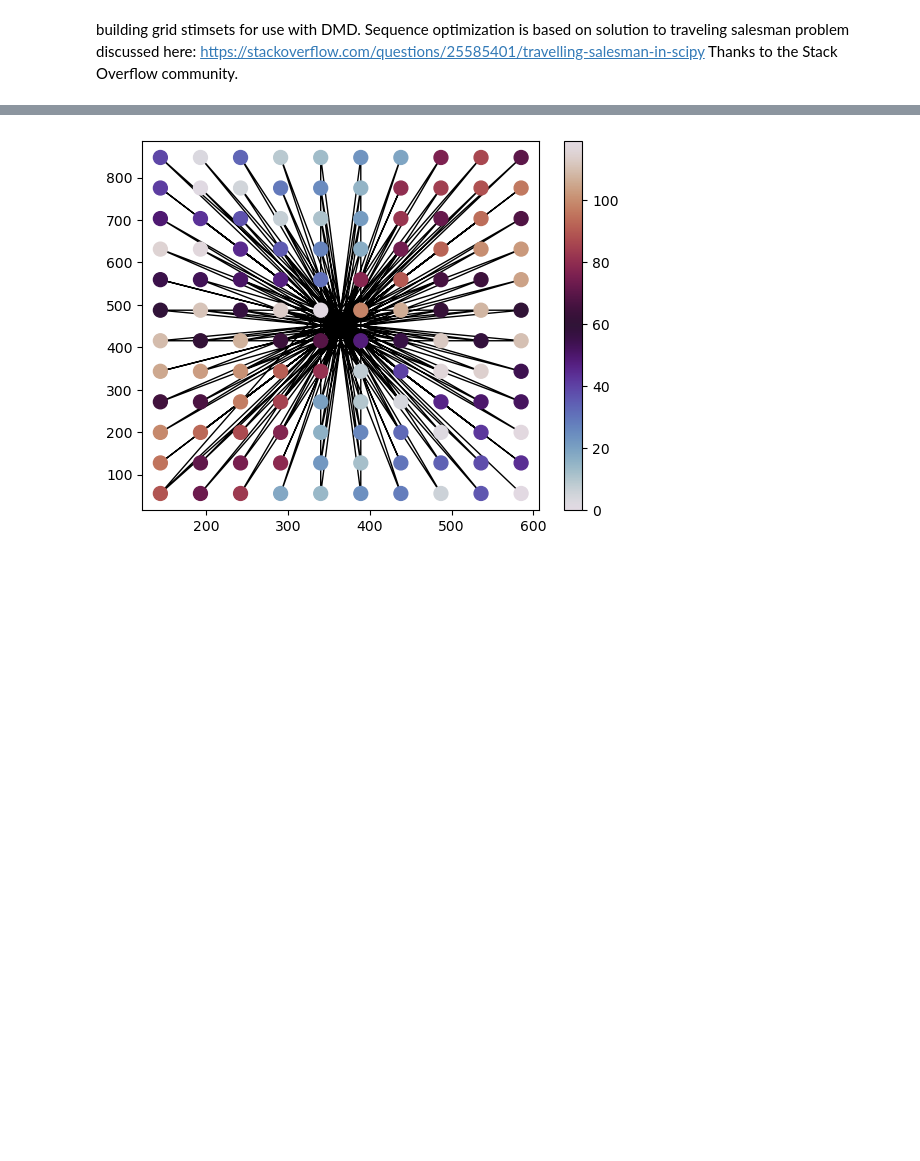
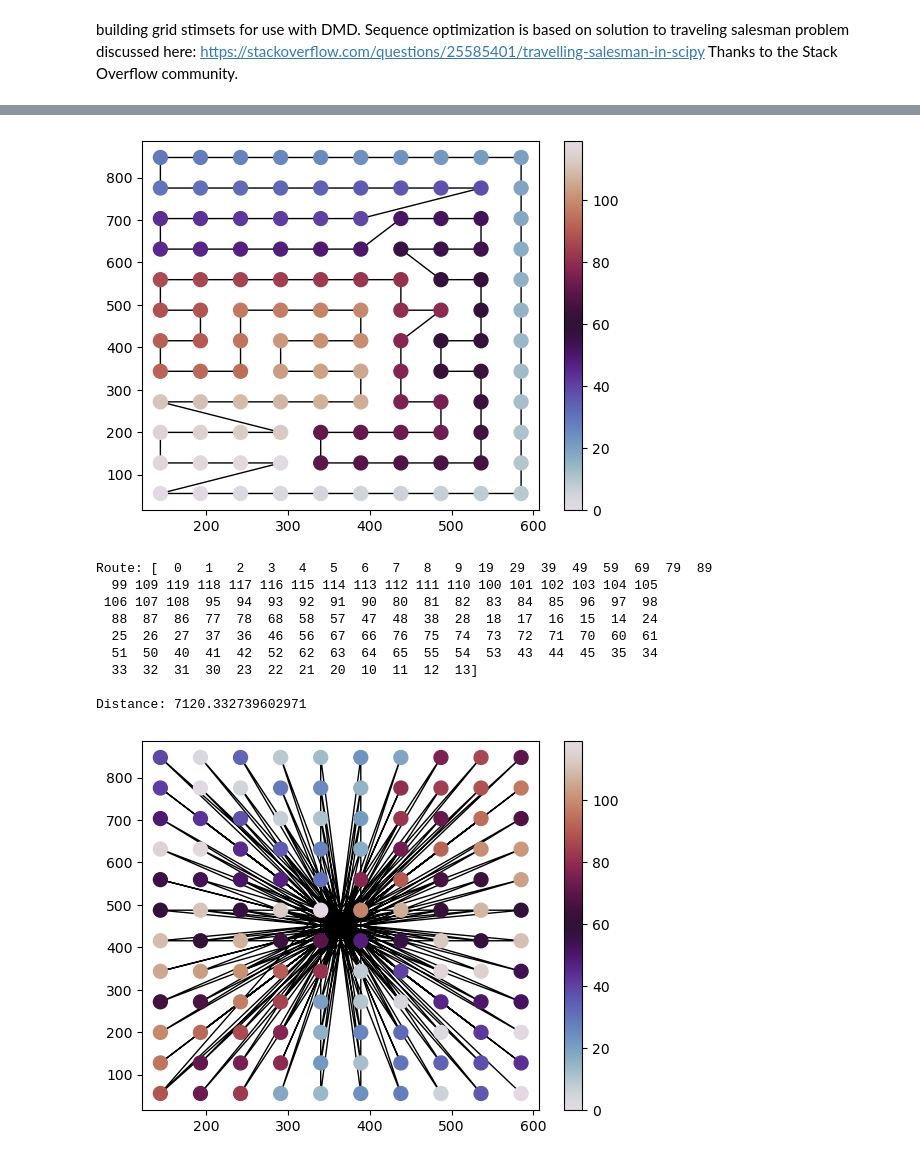
Before and after one commit to travis-open/photostim_generation, a Jupyter notebook: grid_stim_building.ipynb, the cells around one changed output, grey strips where cells are left out. Saved outputs shown, nothing was run; the diff lists cells and outputs as text; code cells hidden in the pictures; blank space fills up the shorter version.

```diff
--- a/grid_stim_building.ipynb
+++ b/grid_stim_building.ipynb
@@ -18,21 +21,32 @@ plt.scatter(coms[i][0], coms[i][1])
 # %%
 ## design photostim order to minimize distance (i.e. traveling salesman)
 ## will not use this, except for comparison to maximized distance order
-route = two_opt(coms,0.001)
+short_route = two_opt(coms,0.001)
 # %%
 route_ix=[]
-for i in np.arange(len(route)):
-    route_ix.append(list(route).index(i))
+for i in np.arange(len(short_route)):
+    route_ix.append(list(short_route).index(i))
 # %%
-new_route_order = np.concatenate((np.array([coms[route[i]] for i in range(len(route))]),np.array([coms[0]])))
+new_route_order = np.concatenate((np.array([coms[short_route[i]] for i in range(len(short_route))]),np.array([coms[0]])))
 fig, ax = plt.subplots()
 sc = ax.scatter(coms[:,0],coms[:,1], c=route_ix, cmap='twilight', zorder=5, s=100)
 # Plot the path.
 ax.plot(new_route_order[:,0],new_route_order[:,1], zorder=0, c='black', lw=1)
 fig.colorbar(sc)
 plt.show()
 # Print the route as row numbers and the total distance travelled by the path.
-print("Route: " + str(route) + "\n\nDistance: " + str(path_distance(route,coms)))
+print("Route: " + str(short_route) + "\n\nDistance: " + str(path_distance(short_route,coms)))
+# %% [output]
+[figure, added]
+Route: [  0   1   2   3   4   5   6   7   8   9  19  29  39  49  59  69  79  89
+  99 109 119 118 117 116 115 114 113 112 111 110 100 101 102 103 104 105
+ 106 107 108  95  94  93  92  91  90  80  81  82  83  84  85  96  97  98
+  88  87  86  77  78  68  58  57  47  48  38  28  18  17  16  15  14  24
+  25  26  27  37  36  46  56  67  66  76  75  74  73  72  71  70  60  61
+  51  50  40  41  42  52  62  63  64  65  55  54  53  43  44  45  35  34
+  33  32  31  30  23  22  21  20  10  11  12  13]
+
+Distance: 7120.332739602971
 # %%
 long_route = two_opt_long(coms,0.0001)
 # %%
```
Also changed, not shown: parts of 17 cells of this notebook, 1 other file.
